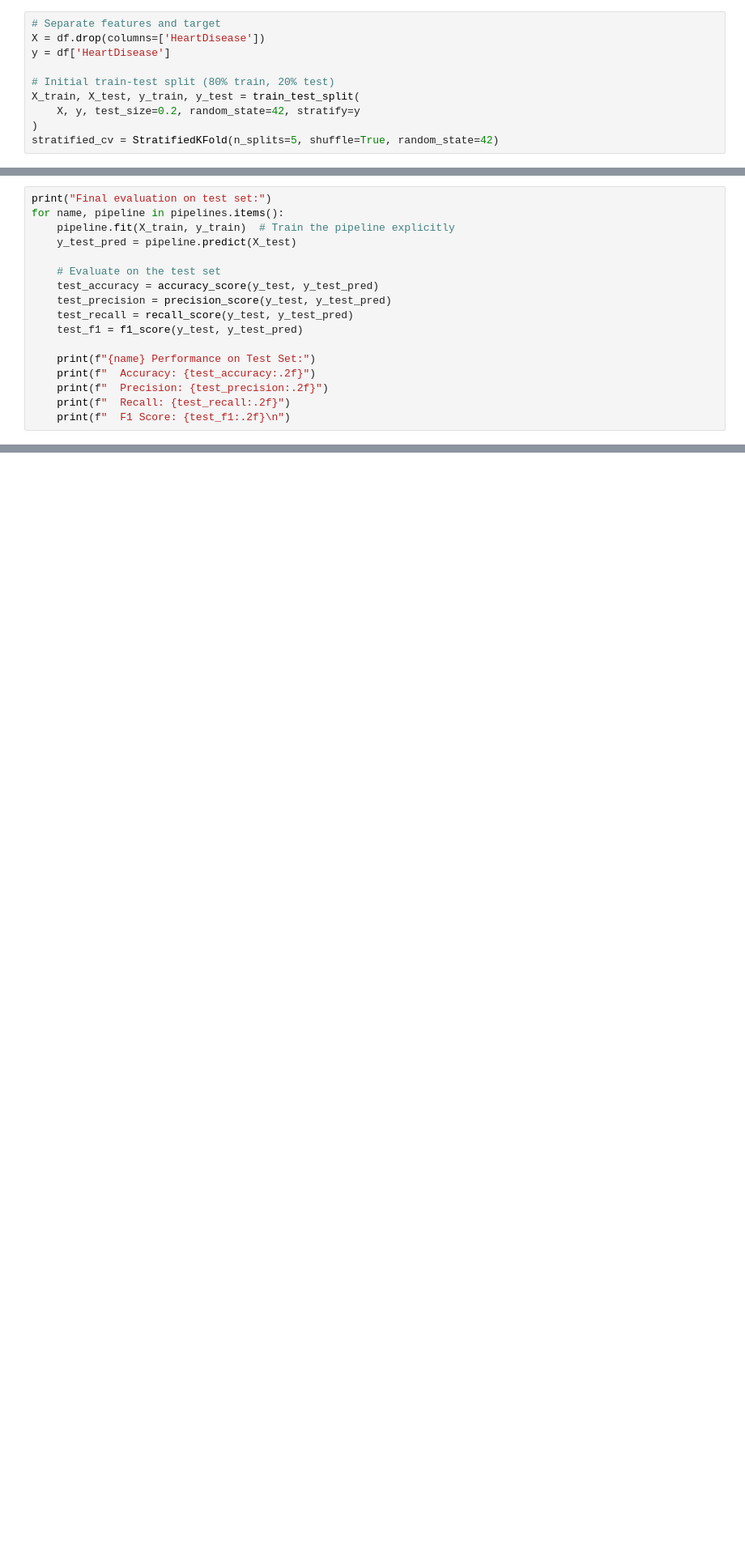
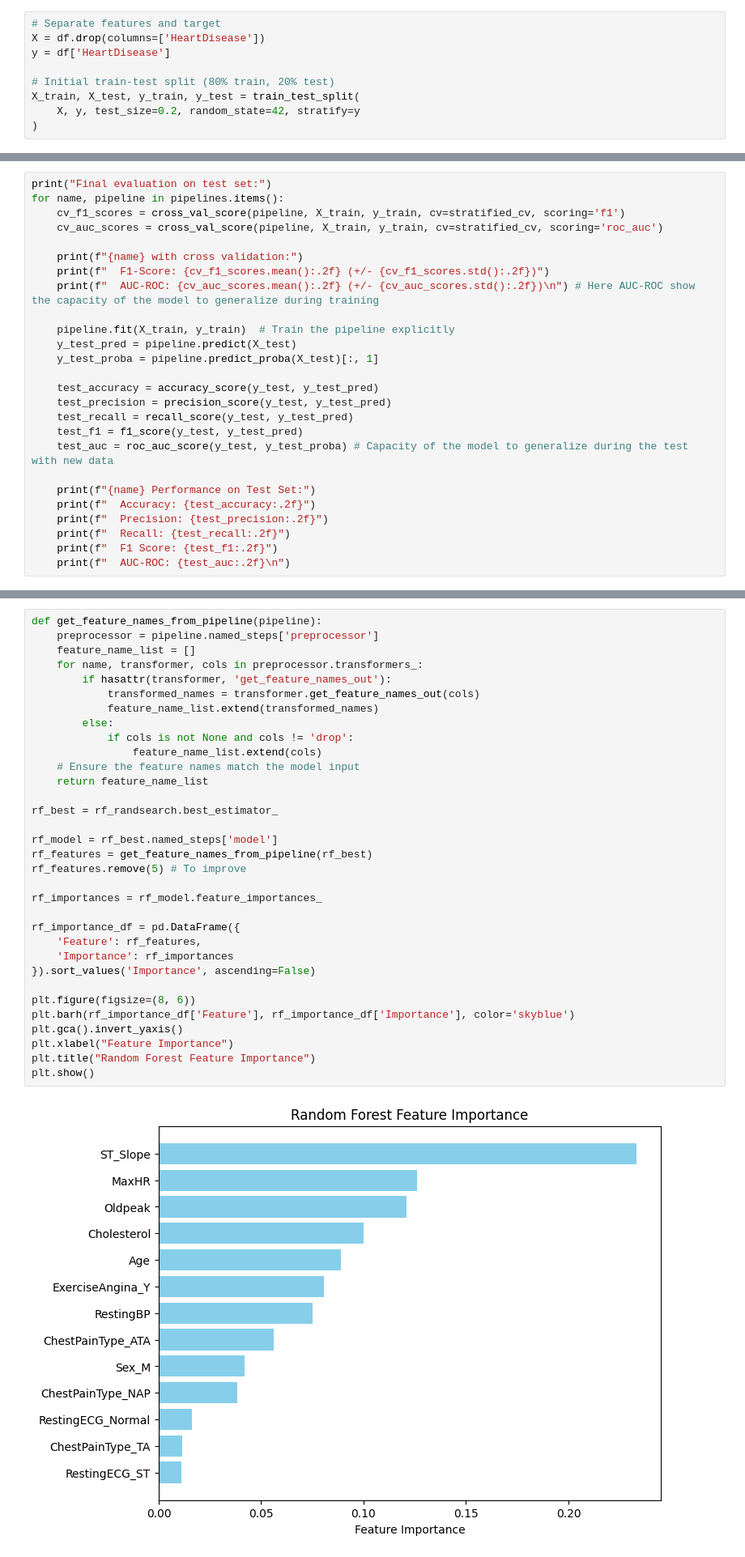
Before and after one commit to TechNalp/ai_hearth_-diseases_detection, a Jupyter notebook: hearth_disease_prediction.ipynb, the cells around one changed output, grey strips where cells are left out. Shown at 81% size. Saved outputs shown, nothing was run; the diff lists cells and outputs as text; blank space fills up the shorter version.

```diff
--- a/hearth_disease_prediction.ipynb
+++ b/hearth_disease_prediction.ipynb
@@ -511,4 +510,3 @@ y = df['HeartDisease']
 X_train, X_test, y_train, y_test = train_test_split(
     X, y, test_size=0.2, random_state=42, stratify=y
 )
-stratified_cv = StratifiedKFold(n_splits=5, shuffle=True, random_state=42)
@@ -593,19 +597,28 @@ K-Nearest Neighbors Performance with Cross-Validation:
 # %%
 print("Final evaluation on test set:")
 for name, pipeline in pipelines.items():
+    cv_f1_scores = cross_val_score(pipeline, X_train, y_train, cv=stratified_cv, scoring='f1')
+    cv_auc_scores = cross_val_score(pipeline, X_train, y_train, cv=stratified_cv, scoring='roc_auc')
+
+    print(f"{name} with cross validation:")
+    print(f"  F1-Score: {cv_f1_scores.mean():.2f} (+/- {cv_f1_scores.std():.2f})")
+    print(f"  AUC-ROC: {cv_auc_scores.mean():.2f} (+/- {cv_auc_scores.std():.2f})\n") # Here AUC-ROC show the capacity of the model to generalize during training
+
     pipeline.fit(X_train, y_train)  # Train the pipeline explicitly
     y_test_pred = pipeline.predict(X_test)
+    y_test_proba = pipeline.predict_proba(X_test)[:, 1]
 
-    # Evaluate on the test set
     test_accuracy = accuracy_score(y_test, y_test_pred)
     test_precision = precision_score(y_test, y_test_pred)
     test_recall = recall_score(y_test, y_test_pred)
     test_f1 = f1_score(y_test, y_test_pred)
+    test_auc = roc_auc_score(y_test, y_test_proba) # Capacity of the model to generalize during the test with new data
 
     print(f"{name} Performance on Test Set:")
     print(f"  Accuracy: {test_accuracy:.2f}")
     print(f"  Precision: {test_precision:.2f}")
     print(f"  Recall: {test_recall:.2f}")
-    print(f"  F1 Score: {test_f1:.2f}\n")
+    print(f"  F1 Score: {test_f1:.2f}")
+    print(f"  AUC-ROC: {test_auc:.2f}\n")
 # %% [output]
 Final evaluation on test set:
@@ -658,0 +650,35 @@ plt.show()
+# %%
+def get_feature_names_from_pipeline(pipeline):
+    preprocessor = pipeline.named_steps['preprocessor']
+    feature_name_list = []
+    for name, transformer, cols in preprocessor.transformers_:
+        if hasattr(transformer, 'get_feature_names_out'):
+            transformed_names = transformer.get_feature_names_out(cols)
+            feature_name_list.extend(transformed_names)
+        else:
+            if cols is not None and cols != 'drop':
+                feature_name_list.extend(cols)
+    # Ensure the feature names match the model input
+    return feature_name_list
+
+rf_best = rf_randsearch.best_estimator_
+
+rf_model = rf_best.named_steps['model']
+rf_features = get_feature_names_from_pipeline(rf_best)
+rf_features.remove(5) # To improve
+
+rf_importances = rf_model.feature_importances_
+
+rf_importance_df = pd.DataFrame({
+    'Feature': rf_features,
+    'Importance': rf_importances
+}).sort_values('Importance', ascending=False)
+
+plt.figure(figsize=(8, 6))
+plt.barh(rf_importance_df['Feature'], rf_importance_df['Importance'], color='skyblue')
+plt.gca().invert_yaxis()
+plt.xlabel("Feature Importance")
+plt.title("Random Forest Feature Importance")
+plt.show()
+# %% [output]
+[figure, added]
```
Also changed, not shown: parts of 38 cells of this notebook.
